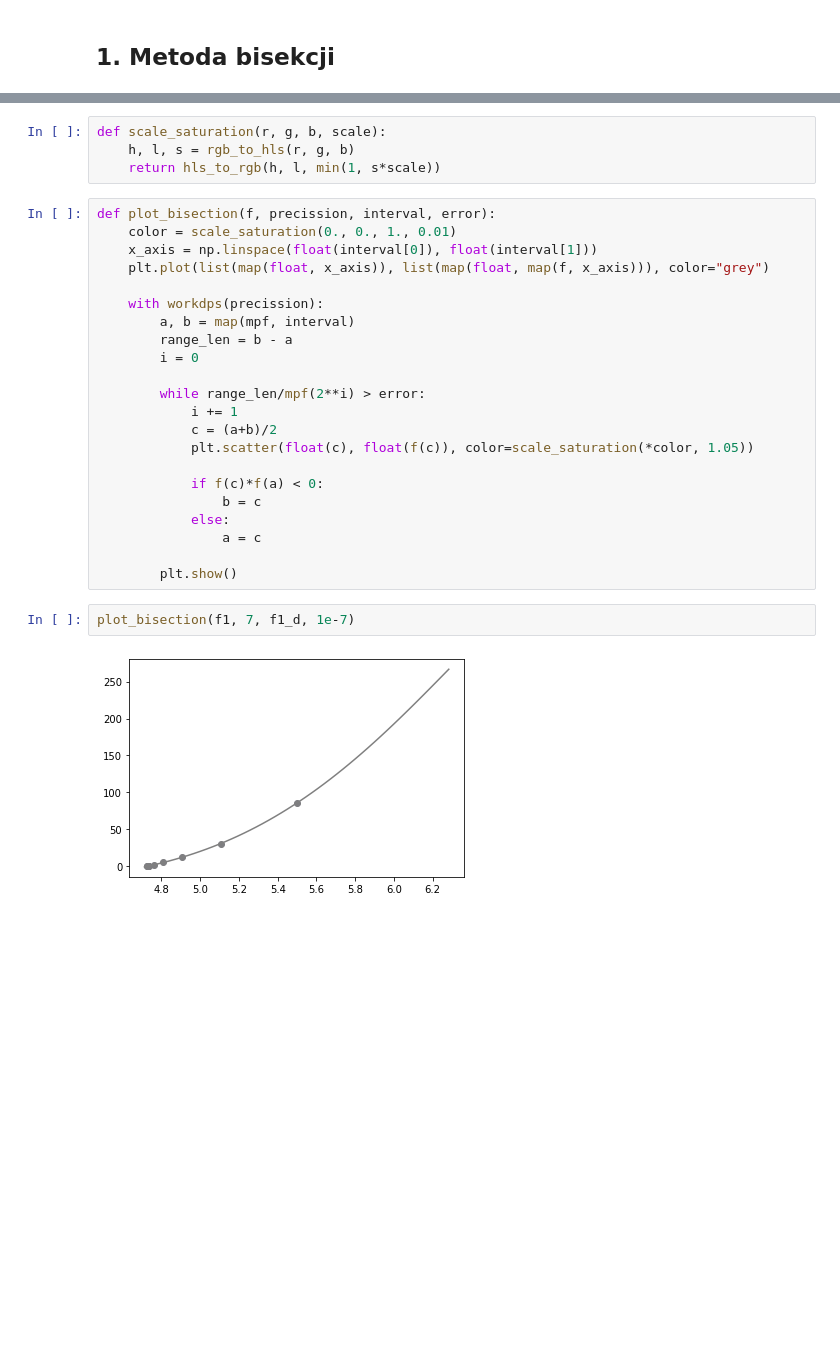
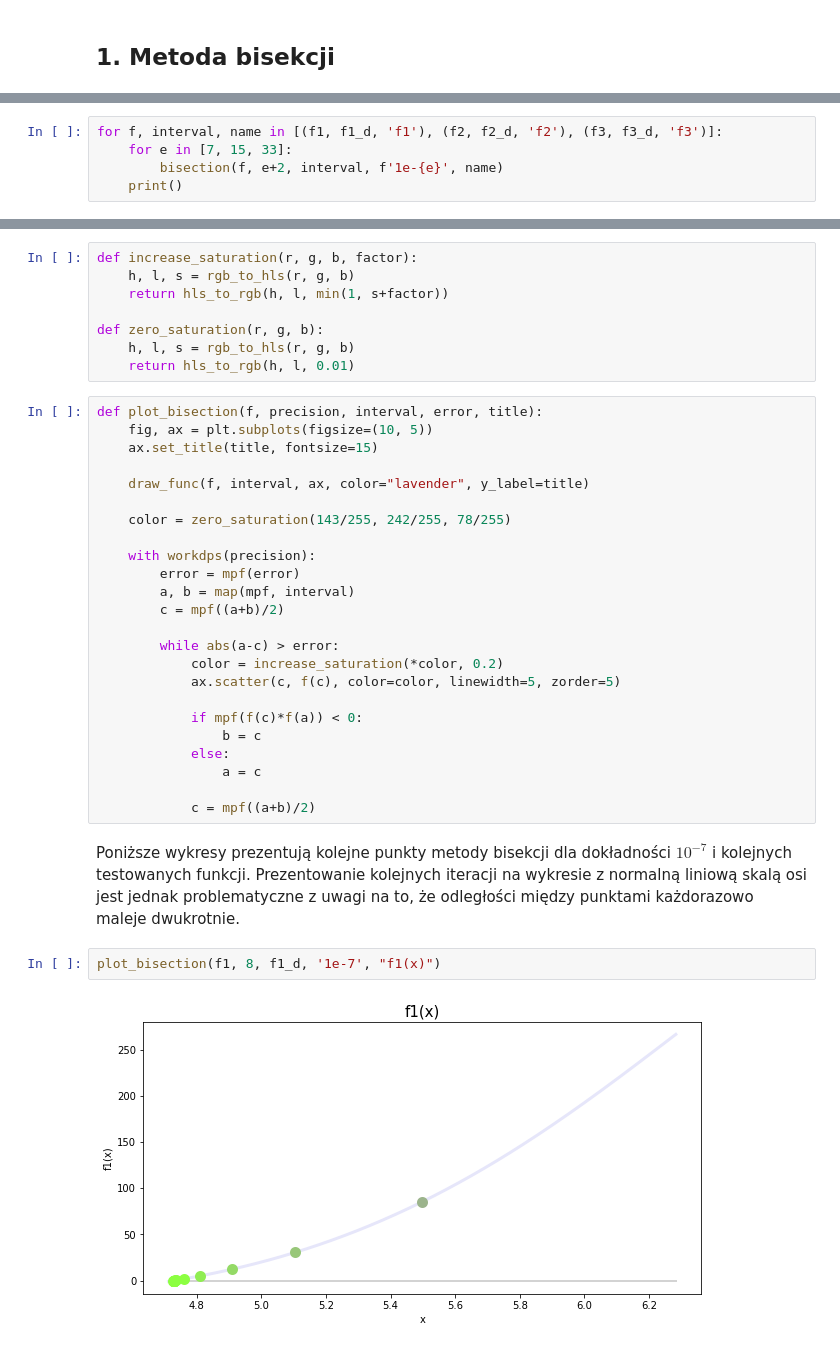
Before and after one commit to mhawryluk/mownit, a Jupyter notebook: lab5/lab5.ipynb, the cells around one changed output, grey strips where cells are left out. Cells and saved outputs as stored; diff of their text form; blank space fills up the shorter version.

```diff
--- a/lab5/lab5.ipynb
+++ b/lab5/lab5.ipynb
@@ -67,0 +100,5 @@ bisection(f1, 34, f1_d, 1e-33)
+# %%
+for f, interval, name in [(f1, f1_d, 'f1'), (f2, f2_d, 'f2'), (f3, f3_d, 'f3')]:
+    for e in [7, 15, 33]:
+        bisection(f, e+2, interval, f'1e-{e}', name)
+    print()
@@ -70,31 +130,39 @@ b. Narysuj wykres funkcji i dla wybranej dokładności zaznacz kolejne przybliż
 # %%
-def scale_saturation(r, g, b, scale):
+def increase_saturation(r, g, b, factor):
     h, l, s = rgb_to_hls(r, g, b)
-    return hls_to_rgb(h, l, min(1, s*scale))
+    return hls_to_rgb(h, l, min(1, s+factor))
+
+def zero_saturation(r, g, b):
+    h, l, s = rgb_to_hls(r, g, b)
+    return hls_to_rgb(h, l, 0.01)
 # %%
-def plot_bisection(f, precission, interval, error):
-    color = scale_saturation(0., 0., 1., 0.01)
-    x_axis = np.linspace(float(interval[0]), float(interval[1]))
-    plt.plot(list(map(float, x_axis)), list(map(float, map(f, x_axis))), color="grey")
+def plot_bisection(f, precision, interval, error, title):
+    fig, ax = plt.subplots(figsize=(10, 5))
+    ax.set_title(title, fontsize=15)
 
-    with workdps(precission):
+    draw_func(f, interval, ax, color="lavender", y_label=title)
+
+    color = zero_saturation(143/255, 242/255, 78/255)
+
+    with workdps(precision):
+        error = mpf(error)
         a, b = map(mpf, interval)
-        range_len = b - a
-        i = 0
+        c = mpf((a+b)/2)
 
-        while range_len/mpf(2**i) > error:
-            i += 1
-            c = (a+b)/2
-            plt.scatter(float(c), float(f(c)), color=scale_saturation(*color, 1.05))
+        while abs(a-c) > error:
+            color = increase_saturation(*color, 0.2)
+            ax.scatter(c, f(c), color=color, linewidth=5, zorder=5)
 
-            if f(c)*f(a) < 0:
+            if mpf(f(c)*f(a)) < 0:
                 b = c
             else:
                 a = c
 
-        plt.show()
+            c = mpf((a+b)/2)
+# %% [markdown]
+Poniższe wykresy prezentują kolejne punkty metody bisekcji dla dokładności $10^{-7}$ i kolejnych testowanych funkcji. Prezentowanie kolejnych iteracji na wykresie z normalną liniową skalą osi jest jednak problematyczne z uwagi na to, że odległości między punktami każdorazowo maleje dwukrotnie.
 # %%
-plot_bisection(f1, 7, f1_d, 1e-7)
+plot_bisection(f1, 8, f1_d, '1e-7', "f1(x)")
 # %% [output]
-[figure, old version]
+[figure, new version]
 # %%
```
Also changed, not shown: parts of 57 cells of this notebook.
